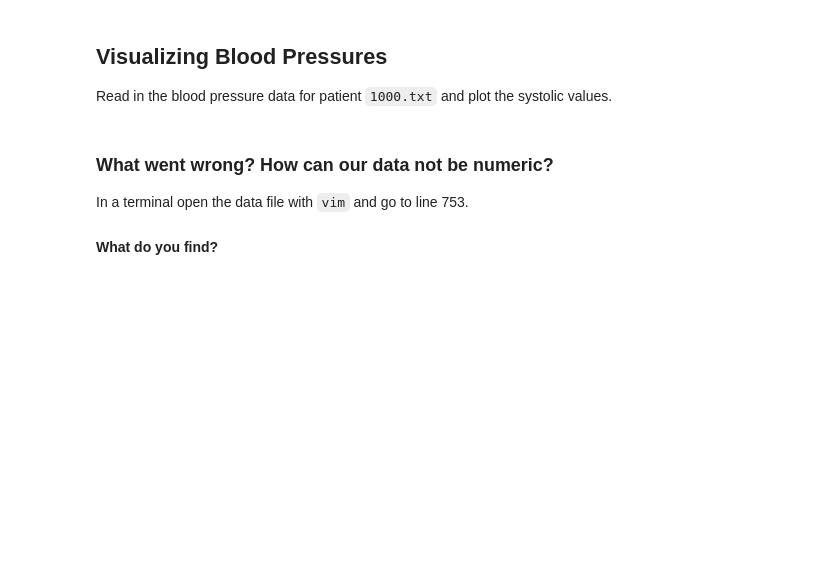
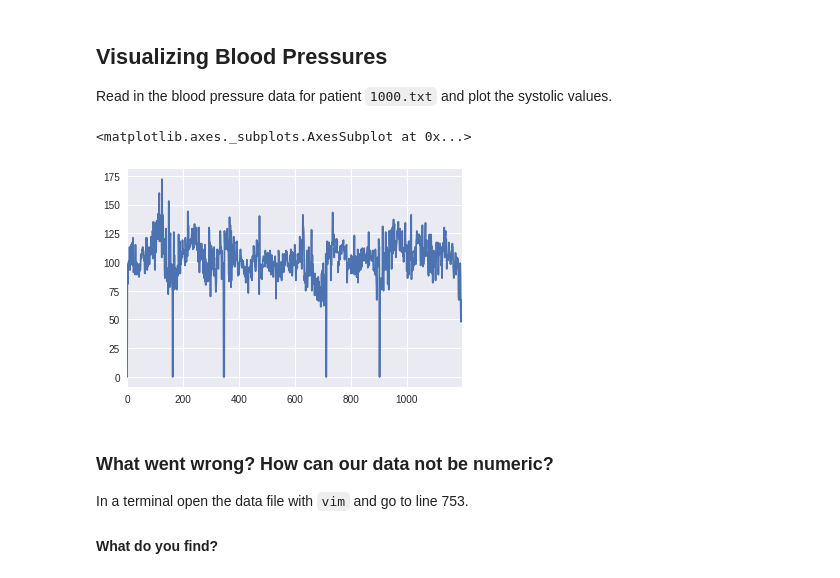
Before and after one commit to zhenyulu2/my_decart_bootcamp, a Jupyter notebook: modules/module2/visualizing_numeric_data.ipynb, the cells around one changed output. Cells and saved outputs as stored; diff of their text form; code cells hidden in the pictures; blank space fills up the shorter version.

```diff
--- a/modules/module2/visualizing_numeric_data.ipynb
+++ b/modules/module2/visualizing_numeric_data.ipynb
@@ -99,8 +151,11 @@ ax1.set_ylim((40, 150))
 
 Read in the blood pressure data for patient ``1000.txt`` and plot the systolic values.
 # %%
-bp = pd.read_table(os.path.join(BPDIR, bp_files[0]), header=None, names=["systolic", "diastolic"])
+bp = pd.read_table(os.path.join(BPDIR, "1000.txt"), header=None, names=["systolic", "diastolic"], na_values = ["None"])
 bp["systolic"].plot()
+# %% [output]
+<matplotlib.axes._subplots.AxesSubplot at 0x...>
+[figure, added]
 # %% [markdown]
 ### What went wrong? How can our data not be numeric?
 
```
Also changed, not shown: parts of 17 cells of this notebook, 22 other files.
